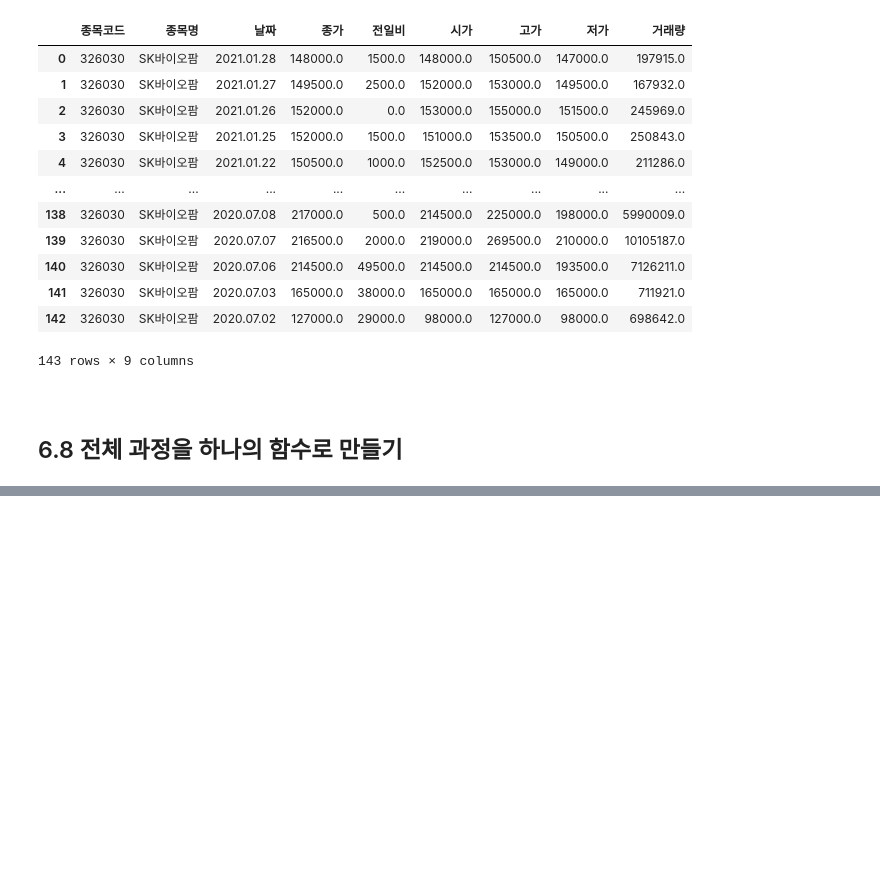
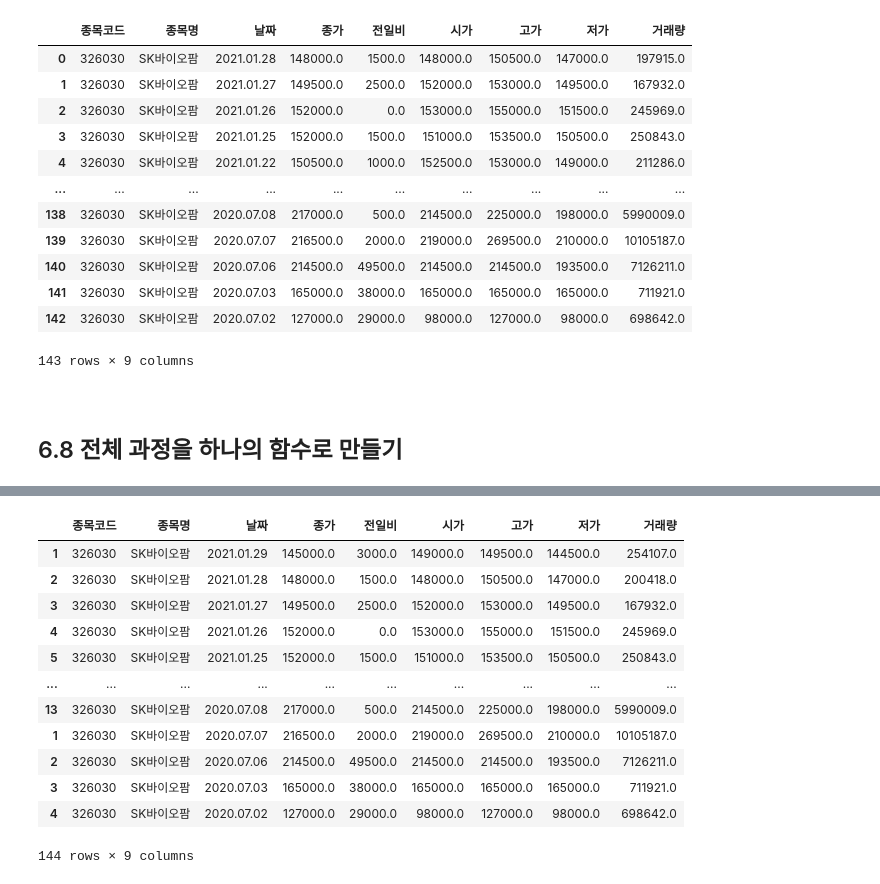
Before and after one commit to zgotter/financial-data-analysis-with-python, a Jupyter notebook: 06_get-data-with-Crawling.ipynb, the cells around one changed output, grey strips where cells are left out. Drawn from its saved outputs; the diff is of its cells as text; code cells hidden in the pictures; blank space fills up the shorter version.

```diff
--- a/06_get-data-with-Crawling.ipynb
+++ b/06_get-data-with-Crawling.ipynb
@@ -497,0 +573,20 @@ pd.read_csv(file_name)
+# %%
+item_code = '326030'
+item_name = 'SK바이오팜'
+
+df = get_item_list(item_code, item_name)
+df
+# %% [output]
+|  | 종목코드 | 종목명 | 날짜 | 종가 | 전일비 | 시가 | 고가 | 저가 | 거래량 |
+| 1 | 326030 | SK바이오팜 | 2021.01.29 | 145000.0 | 3000.0 | 149000.0 | 149500.0 | 144500.0 | 254107.0 |
+| 2 | 326030 | SK바이오팜 | 2021.01.28 | 148000.0 | 1500.0 | 148000.0 | 150500.0 | 147000.0 | 200418.0 |
+| 3 | 326030 | SK바이오팜 | 2021.01.27 | 149500.0 | 2500.0 | 152000.0 | 153000.0 | 149500.0 | 167932.0 |
+| 4 | 326030 | SK바이오팜 | 2021.01.26 | 152000.0 | 0.0 | 153000.0 | 155000.0 | 151500.0 | 245969.0 |
+| 5 | 326030 | SK바이오팜 | 2021.01.25 | 152000.0 | 1500.0 | 151000.0 | 153500.0 | 150500.0 | 250843.0 |
+| ... | ... | ... | ... | ... | ... | ... | ... | ... | ... |
+| 13 | 326030 | SK바이오팜 | 2020.07.08 | 217000.0 | 500.0 | 214500.0 | 225000.0 | 198000.0 | 5990009.0 |
+| 1 | 326030 | SK바이오팜 | 2020.07.07 | 216500.0 | 2000.0 | 219000.0 | 269500.0 | 210000.0 | 10105187.0 |
+| 2 | 326030 | SK바이오팜 | 2020.07.06 | 214500.0 | 49500.0 | 214500.0 | 214500.0 | 193500.0 | 7126211.0 |
+| 3 | 326030 | SK바이오팜 | 2020.07.03 | 165000.0 | 38000.0 | 165000.0 | 165000.0 | 165000.0 | 711921.0 |
+| 4 | 326030 | SK바이오팜 | 2020.07.02 | 127000.0 | 29000.0 | 98000.0 | 127000.0 | 98000.0 | 698642.0 |
+144 rows × 9 columns
```
Also changed, not shown: parts of 4 cells of this notebook.
